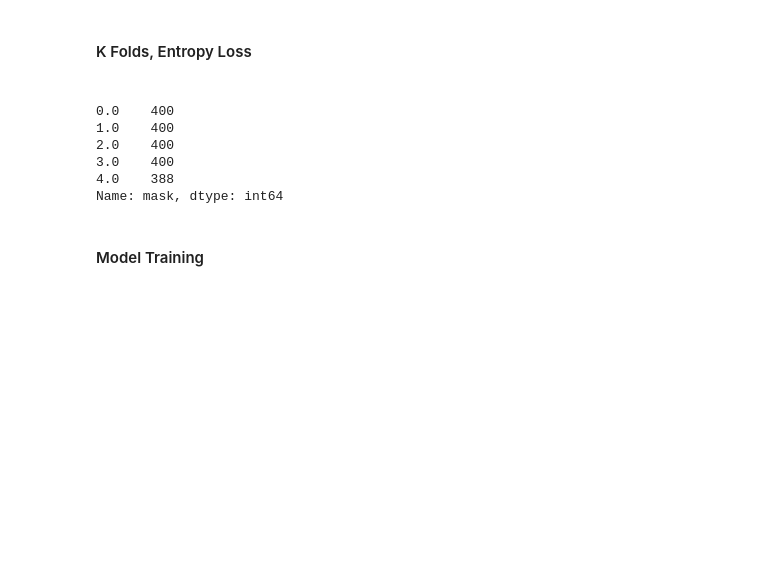
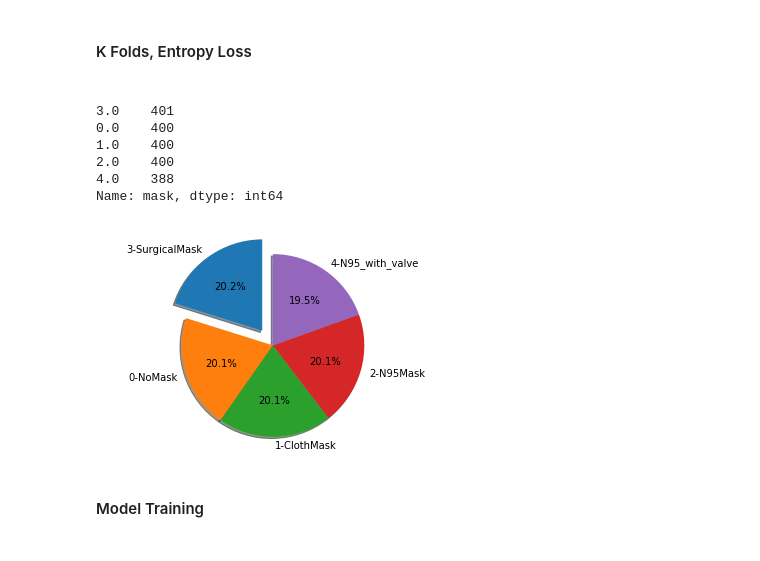
Before and after one commit to VishanthSurresh/FaceMaskDetection-CNN-Pytorch, a Jupyter notebook: Applied_AI_Project.ipynb, the cells around one changed output. Saved outputs shown, nothing was run; the diff lists cells and outputs as text; code cells hidden in the pictures; blank space fills up the shorter version.

```diff
--- a/Applied_AI_Project.ipynb
+++ b/Applied_AI_Project.ipynb
@@ -226,35 +225,42 @@ from torch.nn import (Conv2d, CrossEntropyLoss, Linear, MaxPool2d, ReLU,Sequenti
 from torch.optim import Adam
 from torch.optim.optimizer import Optimizer
 from torch.utils.data import DataLoader
 import itertools
 
 def prepare_data(maskdataframe_path) -> None:
         mask_dataframe = pd.read_pickle(maskdataframe_path)
         print(mask_dataframe['mask'].value_counts())
-        k_fold = KFold(n_splits=5, shuffle=True)
+        labels = '3-SurgicalMask','0-NoMask', '1-ClothMask', '2-N95Mask','4-N95_with_valve'
+        explode = (0.2,0,0,0,0)
+        fig1, ax1 = plt.subplots()
+        ax1.pie(mask_dataframe['mask'].value_counts(),labels=labels,explode=explode,autopct='%1.1f%%',shadow=True, startangle=90)
+        ax1.axis('equal')
+        plt.show()
+        k_fold = KFold(n_splits=10, shuffle=True)
         training_folds = []
         validation_folds = []
         for training_index, validation_index in k_fold.split(mask_dataframe, mask_dataframe['mask']):
             training_folds.append(MaskDetection(mask_dataframe.iloc[training_index]))
             validation_folds.append(MaskDetection(mask_dataframe.iloc[validation_index]))
         return [
             training_folds, validation_folds,CrossEntropyLoss()
             ]
 
 def training_dataloader(train_df) -> DataLoader:
     return DataLoader(train_df, batch_size=32, shuffle=True, num_workers=0)
 
 def validation_dataloader(validate_df) -> DataLoader:
     return DataLoader(validate_df, batch_size=32, num_workers=0)
 
 training_dfs, validation_dfs, cross_entropy_loss = prepare_data("C:/Users/visha/Desktop/Applied AI - Project 1/dataset/dataset.pickle")
 # %% [output]
+3.0    401
 0.0    400
 1.0    400
 2.0    400
-3.0    400
 4.0    388
 Name: mask, dtype: int64
+[figure, added]
 # %% [markdown]
 <h4> Model Training <h4>
 # %%
```
Also changed, not shown: parts of 19 cells of this notebook.
